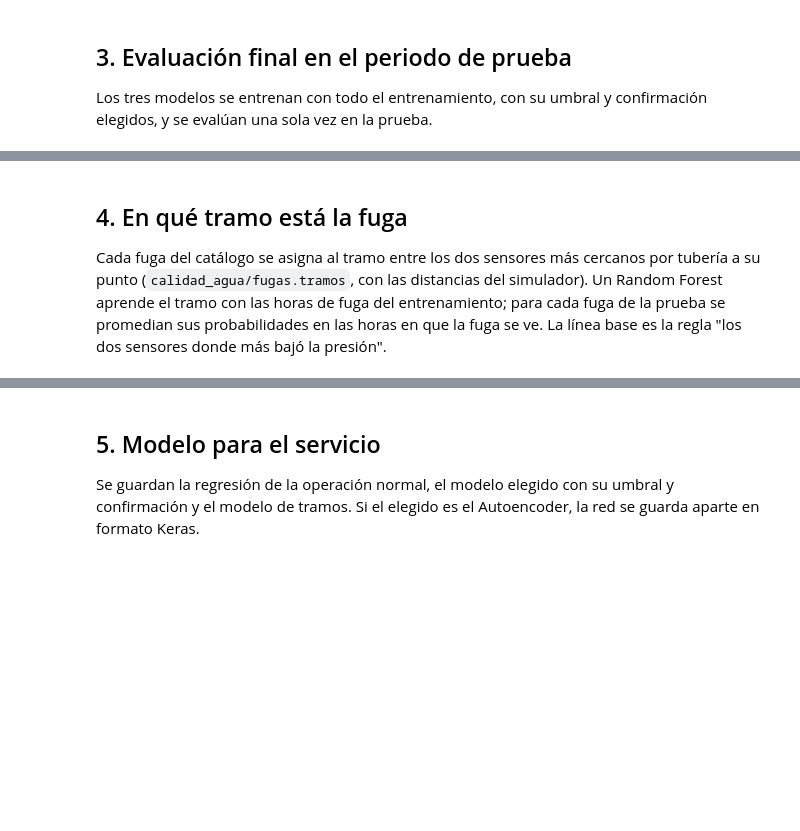
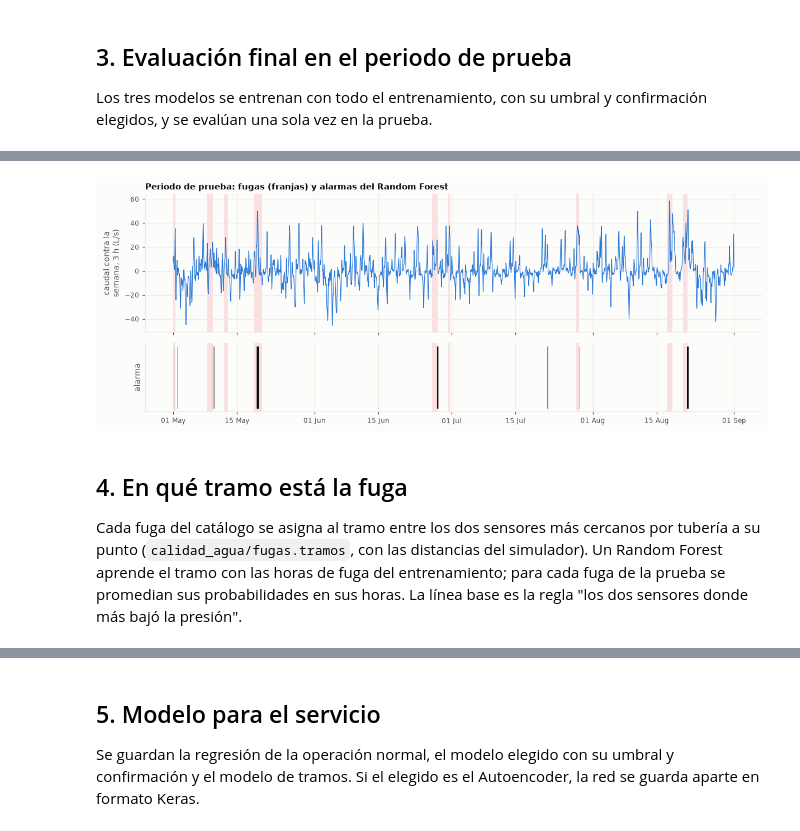
Before and after one commit to evproyectos/Modelo_calidad_agua, a Jupyter notebook: notebooks/10_fugas.ipynb, the cells around one changed output, grey strips where cells are left out. Drawn from its saved outputs; the diff is of its cells as text; code cells hidden in the pictures; blank space fills up the shorter version.

```diff
--- a/notebooks/10_fugas.ipynb
+++ b/notebooks/10_fugas.ipynb
@@ -248,26 +305,28 @@ prueba_modelos.rename(columns={"precision": "precisión %", "sensibilidad": "sen
 # %%
 p_final = F.probabilidad(finales[ELEGIDO], X)
 alarma_final = pd.Series(F.alarma(p_final, UMBRAL, CONFIRMAR), index=h.index)
 tramo_p = slice(desde, hasta - pd.Timedelta(hours=1))
 fig, axes = plt.subplots(2, 1, figsize=(11, 4.2), sharex=True, gridspec_kw={"height_ratios": [2, 1]})
-axes[0].plot(X.loc[tramo_p, "caudal_residuo_media3h"], color=COLORES[0], lw=0.8)
-axes[0].set_ylabel("caudal: residuo\nmedia 3 h (L/s)")
+axes[0].plot(X.loc[tramo_p, "caudal_vs_semana_media3h"], color=COLORES[0], lw=0.8)
+axes[0].set_ylabel("caudal contra la\nsemana, 3 h (L/s)")
 for _, e in episodios(y.loc[tramo_p]).iterrows():
     for a in axes:
         a.axvspan(e.inicio, e.fin + pd.Timedelta(hours=1), color=COLORES[7], alpha=0.15, lw=0)
 axes[1].fill_between(alarma_final.loc[tramo_p].index, 0, alarma_final.loc[tramo_p].astype(int), step="post",
                      color="#0b0b0b", lw=0)
 axes[1].set_yticks([]); axes[1].set_ylabel("alarma")
 axes[1].xaxis.set_major_formatter(mdates.DateFormatter("%d %b"))
-axes[0].set_title(f"Periodo de prueba: fugas visibles (franjas) y alarmas del {ELEGIDO}", fontsize=10)
+axes[0].set_title(f"Periodo de prueba: fugas (franjas) y alarmas del {ELEGIDO}", fontsize=10)
 fig.tight_layout()
 guardar(fig, "10_linea_tiempo_prueba"); plt.show()
+# %% [output]
+[figure, added]
 # %% [markdown]
 ## 4. En qué tramo está la fuga
 
 Cada fuga del catálogo se asigna al tramo entre los dos sensores más cercanos por tubería a su
 punto (`calidad_agua/fugas.tramos`, con las distancias del simulador). Un Random Forest aprende el
 tramo con las horas de fuga del entrenamiento; para cada fuga de la prueba se promedian sus
-probabilidades en las horas en que la fuga se ve. La línea base es la regla "los dos sensores
+probabilidades en sus horas. La línea base es la regla "los dos sensores
 donde más bajó la presión".
 # %%
```
Also changed, not shown: parts of 13 cells of this notebook, 59 other files.
